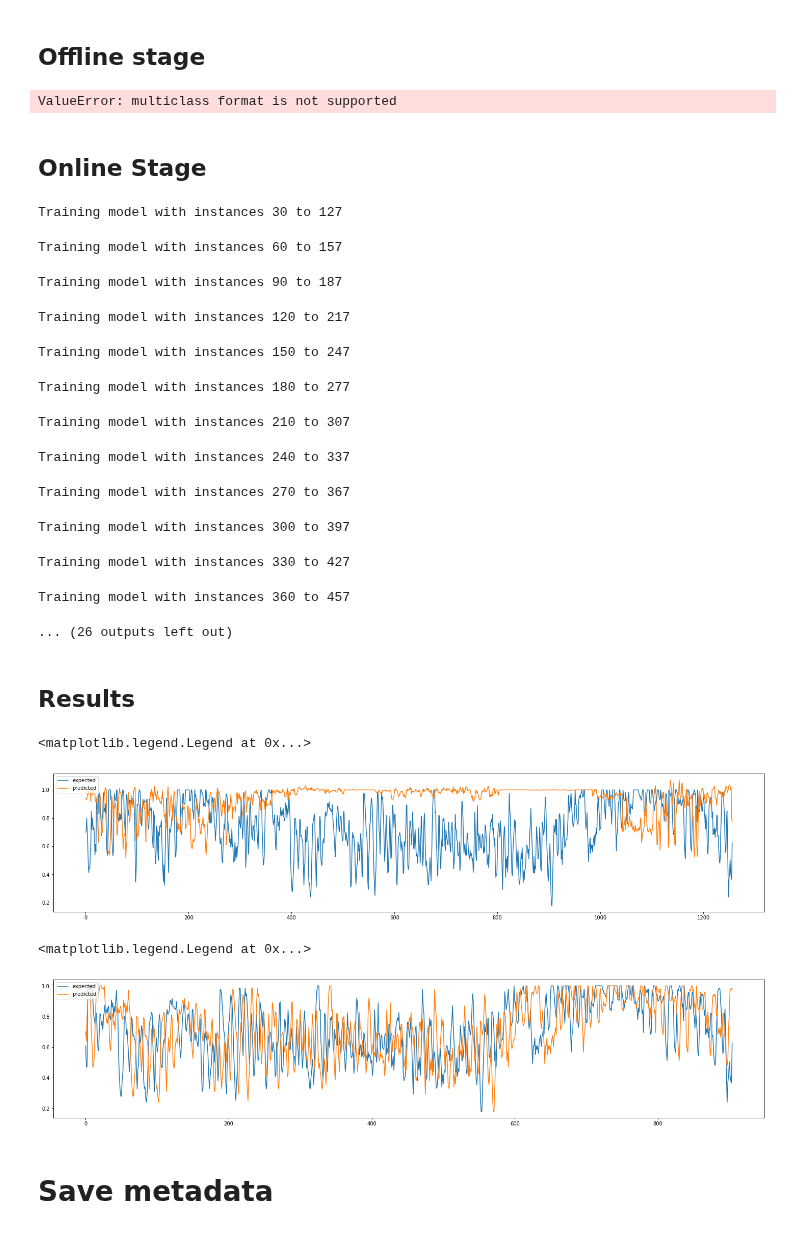
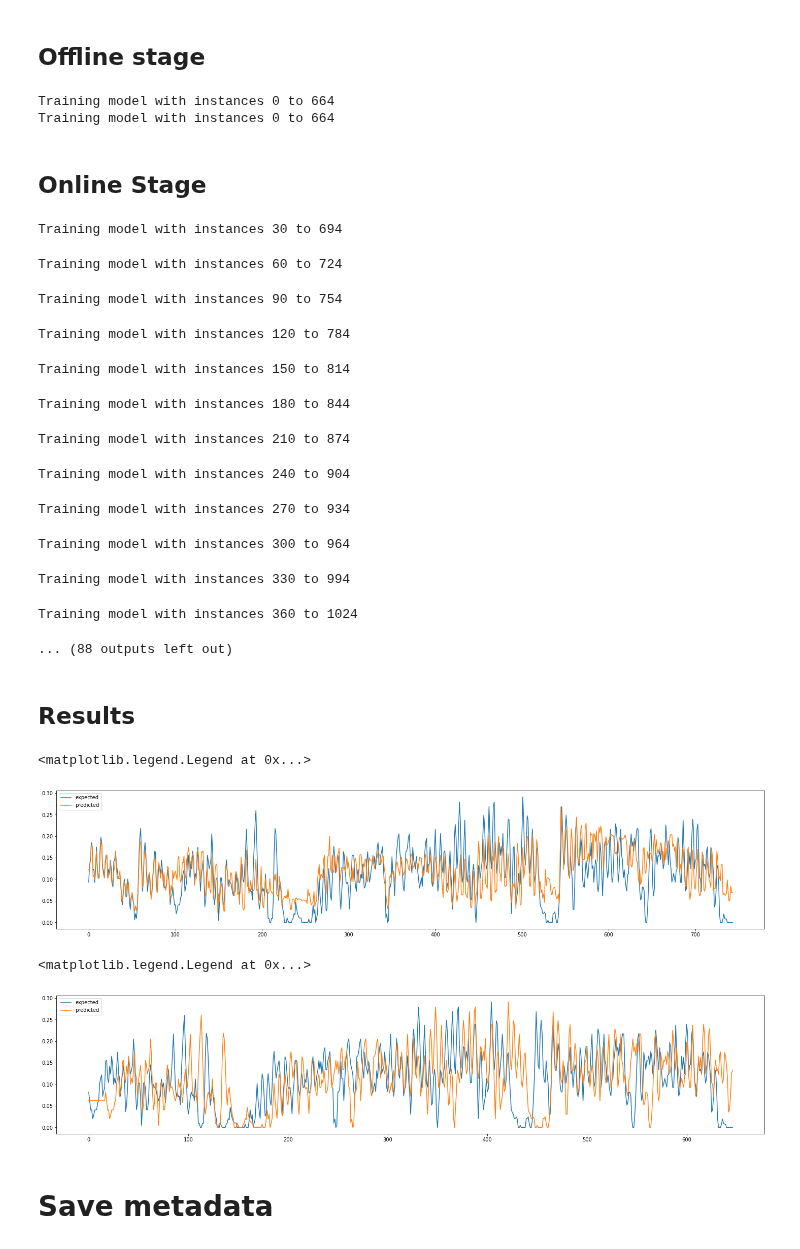
Before and after one commit to feamelo/drift-meta-learning, a Jupyter notebook: src/experiments/generate_metabase.ipynb, the cells around one changed output. Saved outputs shown, nothing was run; the diff lists cells and outputs as text; code cells hidden in the pictures.

Commit message:
predict proba adjustments for multiclass problems

```diff
--- a/src/experiments/generate_metabase.ipynb
+++ b/src/experiments/generate_metabase.ipynb
@@ -26,8 +26,8 @@ warnings.filterwarnings('ignore')
 # %% [markdown]
 ## Macros
 # %%
-META_LABEL_METRIC = "auc"
-DATASET = "powersupply"
+META_LABEL_METRIC = "kappa"
+DATASET = "covertype"
 
 BASE_MODEL = RandomForestClassifier
 # BASE_MODEL_HYPERPARAMS = {"probability": True}  # SVC
@@ -44,10 +44,10 @@ FILE_NAME
 # %%
 # Macros
 CLASS_COL = "class"
-BASE_MODEL_TYPE = "multiclass"  # or binary_classification
+BASE_MODEL_TYPE = "multiclass"  # or binary_classification/regression
 
-OFFLINE_PHASE_SIZE = 10000
-BASE_TRAIN_SIZE = 7000
+OFFLINE_PHASE_SIZE = 50000
+BASE_TRAIN_SIZE = 30000
 R_STATE = 123
 
 ETA = 100  # Window size used to extract meta features
@@ -108,7 +109,8 @@ learner_params = {
 
 learner = MetaLearner(**learner_params).fit(base_train_df, meta_train_df)
 # %% [output]
-ValueError: multiclass format is not supported
+Training model with instances 0 to 664
+Training model with instances 0 to 664
 # %% [markdown]
 ## Online Stage
 # %%
@@ -127,19 +129,19 @@ with tqdm(total=df.shape[0]) as pbar:
         learner.update_target(online_targets.iloc[i - TARGET_DELAY])
         pbar.update(1)
 # %% [output]
-Training model with instances 30 to 127
+Training model with instances 30 to 694
-Training model with instances 60 to 157
+Training model with instances 60 to 724
-Training model with instances 90 to 187
+Training model with instances 90 to 754
-Training model with instances 120 to 217
+Training model with instances 120 to 784
-Training model with instances 150 to 247
+Training model with instances 150 to 814
-Training model with instances 180 to 277
+Training model with instances 180 to 844
-Training model with instances 210 to 307
+Training model with instances 210 to 874
-Training model with instances 240 to 337
+Training model with instances 240 to 904
-Training model with instances 270 to 367
+Training model with instances 270 to 934
-Training model with instances 300 to 397
+Training model with instances 300 to 964
-Training model with instances 330 to 427
+Training model with instances 330 to 994
-Training model with instances 360 to 457
+Training model with instances 360 to 1024
-... (26 outputs left out)
+... (88 outputs left out)
 # %%
 # end - only targets
 with tqdm(total=TARGET_DELAY) as pbar:
@@ -151,22 +153,22 @@ with tqdm(total=TARGET_DELAY) as pbar:
 # %%
 mb = learner.metabase.metabase
 
-y_true = mb['precision']
+y_true = mb[META_LABEL_METRIC]
 y_pred = mb['predicted']
 x = range(len(y_true))
 
 fig = plt.figure(figsize=(25, 5))
 plt.plot(x, y_true, label="expected")
 plt.plot(x, y_pred, label="predicted")
 plt.legend(loc="upper left")
 # %% [output]
 <matplotlib.legend.Legend at 0x...>
-[figure, old version]
+[figure, new version]
 # %%
 mb = learner.metabase.metabase.dropna()
 
-y_true = mb['precision']
-y_pred = mb['last_precision']
+y_true = mb[META_LABEL_METRIC]
+y_pred = mb[f'last_{META_LABEL_METRIC}']
 x = range(len(y_true))
 
 fig = plt.figure(figsize=(25, 5))
@@ -175,7 +177,7 @@ plt.plot(x, y_pred, label="predicted")
 plt.legend(loc="upper left")
 # %% [output]
 <matplotlib.legend.Legend at 0x...>
-[figure, old version]
+[figure, new version]
 # %% [markdown]
 # Save metadata
 # %%
```
Also changed, not shown: parts of 2 cells of this notebook, 3 other files.
